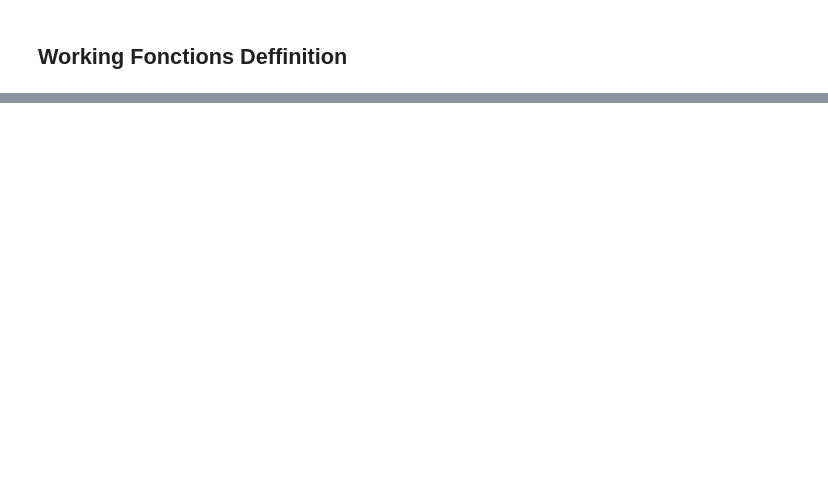
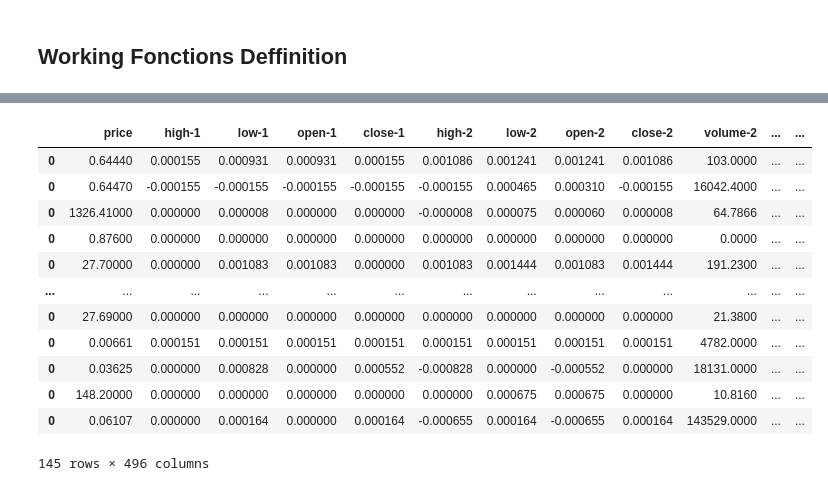
Before and after one commit to AyoubJadouli/Crypto_backtest_tools, a Jupyter notebook: ++UsingAIModel.ipynb, the cells around one changed output, grey strips where cells are left out. Saved outputs shown, nothing was run; the diff lists cells and outputs as text; code cells hidden in the pictures; blank space fills up the shorter version.

```diff
--- a/++UsingAIModel.ipynb
+++ b/++UsingAIModel.ipynb
@@ -30,0 +3,23 @@ DATA_FILE=DATA_DIR+'w'+str(WINDOW_SIZE)+'_CryIn_NoVol.csv'
+# %%
+%cd '/UltimeTradingBot/Crypto_backtest_tools'
+VERSION=1
+TESTING_MOD=False
+JUST_IMPORT_DATA=False
+#Normalization_File='w15_NoVol_Normalization.json'
+#Model_FileName='w15_NoVol_XcryptoAi_model.hdf5'
+ALLHIST_FILE='Results_history.json'
+DATA_DIR='/UltimeTradingBot/Data/'
+FIRST_NORM_FLAG=True
+WINDOW_SIZE=20
+BUY_PERCENT=0.5
+DATA_DIR='/UltimeTradingBot/Data'
+MAX_FORCAST_SIZE=7
+Normalization_File=f'{DATA_DIR}/00{int(BUY_PERCENT*10)}_w{WINDOW_SIZE}_max{MAX_FORCAST_SIZE}min_Norm_v{VERSION}.json'
+Model_FileName=f'{DATA_DIR}/00{int(BUY_PERCENT*10)}_w{WINDOW_SIZE}_max{MAX_FORCAST_SIZE}min_Model_v{VERSION}.hdf5'
+DATA_FILE=f'{DATA_DIR}/00{int(BUY_PERCENT*10)}_w{WINDOW_SIZE}_max{MAX_FORCAST_SIZE}min_Data_v{VERSION}.csv'
+window=WINDOW_SIZE
+SELL_PERCENT=0.30
+NORM_FILE=Normalization_File
+MODEL_FILE=Model_FileName
+
+#DATA_FILE=DATA_DIR+'w'+str(WINDOW_SIZE)+'_EXTData.csv'
@@ -391,4 +388,6 @@ exchange=Exchange
 # %% [markdown]
 ## Working Fonctions Deffinition
 # %%
-# ex.fetch_ohlcv("BTC/BUSD", '1d', limit=2)
+window_i=1
+
+ex.fetch_ohlcv("BTC/BUSD", '1d', limit=6)[-window_i-1-1]
@@ -684,5 +694,5 @@ fulldata=pd.read_csv("../Data/10_Testing.csv",index_col=0,nrows=200).drop(column
 # %%
 fd=fulldata.to_numpy()
 # %%
-pdata=instant_pair_data(pair="GMT/BUSD",exchange=ex,window=WINDOW_SIZE)
+pdata=instant_full_data(pair="GMT/BUSD",exchange=ex,window=WINDOW_SIZE)
 ## minimum 1.6 seconds
@@ -711,3 +737,19 @@ for i in range(600):
+# %%
+pdata
+# %% [output]
+|  | price | high-1 | low-1 | open-1 | close-1 | high-2 | low-2 | open-2 | close-2 | volume-2 | ... | ... |
+| 0 | 0.64440 | 0.000155 | 0.000931 | 0.000931 | 0.000155 | 0.001086 | 0.001241 | 0.001241 | 0.001086 | 103.0000 | ... | ... |
+| 0 | 0.64470 | -0.000155 | -0.000155 | -0.000155 | -0.000155 | -0.000155 | 0.000465 | 0.000310 | -0.000155 | 16042.4000 | ... | ... |
+| 0 | 1326.41000 | 0.000000 | 0.000008 | 0.000000 | 0.000000 | -0.000008 | 0.000075 | 0.000060 | 0.000008 | 64.7866 | ... | ... |
+| 0 | 0.87600 | 0.000000 | 0.000000 | 0.000000 | 0.000000 | 0.000000 | 0.000000 | 0.000000 | 0.000000 | 0.0000 | ... | ... |
+| 0 | 27.70000 | 0.000000 | 0.001083 | 0.001083 | 0.000000 | 0.001083 | 0.001444 | 0.001083 | 0.001444 | 191.2300 | ... | ... |
+| ... | ... | ... | ... | ... | ... | ... | ... | ... | ... | ... | ... | ... |
+| 0 | 27.69000 | 0.000000 | 0.000000 | 0.000000 | 0.000000 | 0.000000 | 0.000000 | 0.000000 | 0.000000 | 21.3800 | ... | ... |
+| 0 | 0.00661 | 0.000151 | 0.000151 | 0.000151 | 0.000151 | 0.000151 | 0.000151 | 0.000151 | 0.000151 | 4782.0000 | ... | ... |
+| 0 | 0.03625 | 0.000000 | 0.000828 | 0.000000 | 0.000552 | -0.000828 | 0.000000 | -0.000552 | 0.000000 | 18131.0000 | ... | ... |
+| 0 | 148.20000 | 0.000000 | 0.000000 | 0.000000 | 0.000000 | 0.000000 | 0.000675 | 0.000675 | 0.000000 | 10.8160 | ... | ... |
+| 0 | 0.06107 | 0.000000 | 0.000164 | 0.000000 | 0.000164 | -0.000655 | 0.000164 | -0.000655 | 0.000164 | 143529.0000 | ... | ... |
+145 rows × 496 columns
 # %%
 livecsv=pd.read_csv("livetest.csv",index_col=0)
 # %%
```
Also changed, not shown: parts of 30 cells of this notebook, 1 other file.
